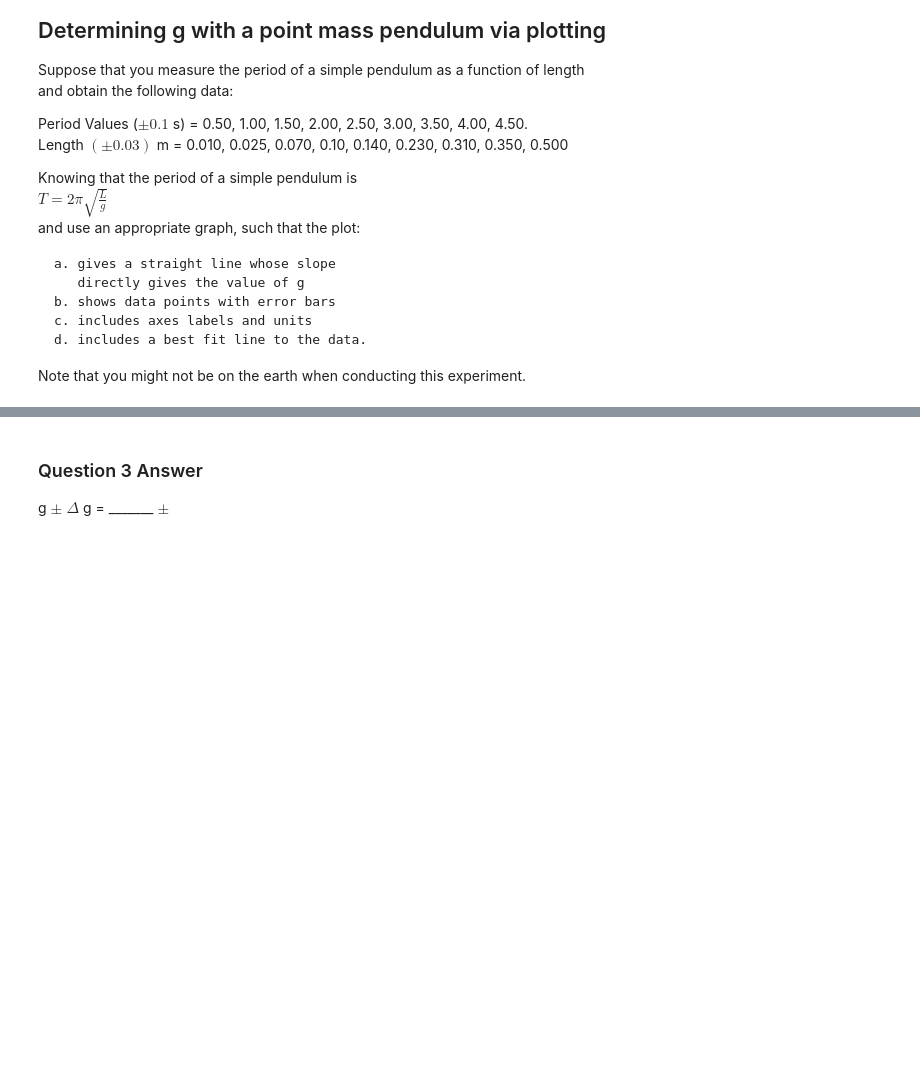
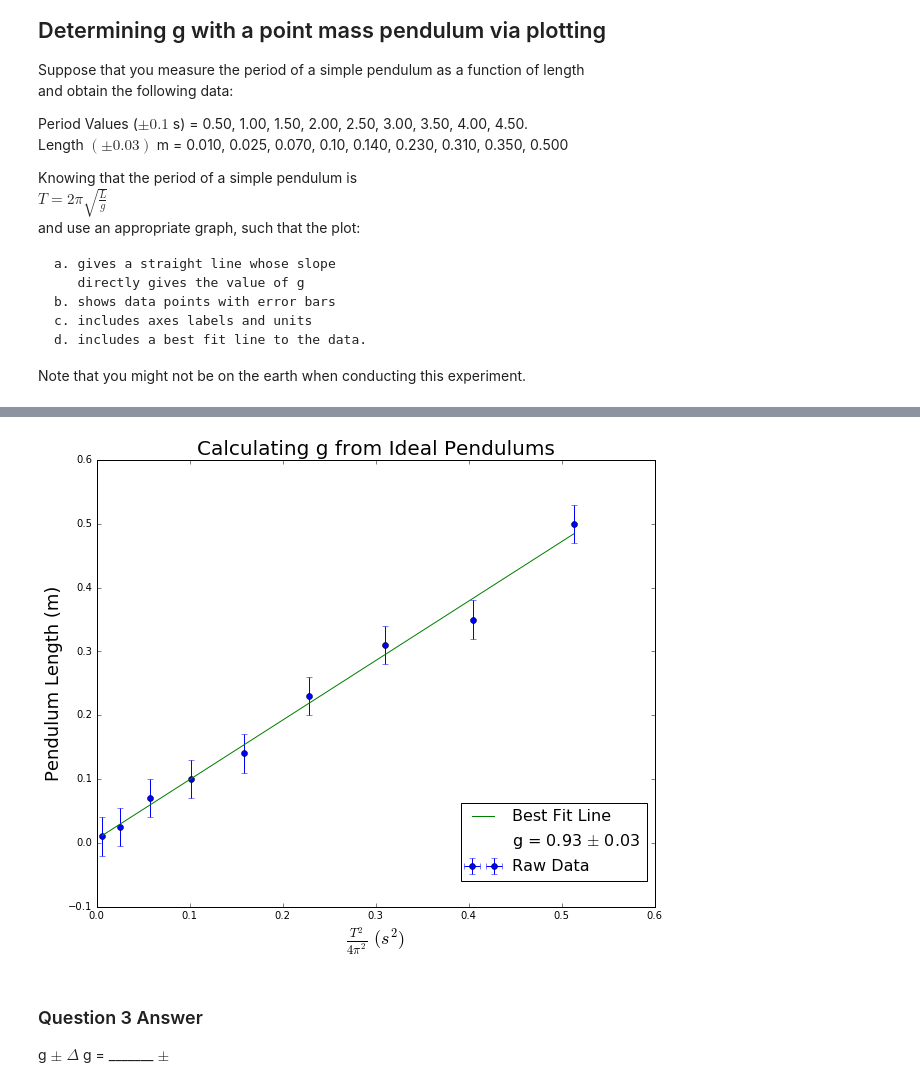
Before and after one commit to AlexanderKnight/240FinalExam, a Jupyter notebook: KnightAlexanderAnswers.ipynb, the cells around one changed output, grey strips where cells are left out. Cells and saved outputs as stored; diff of their text form; code cells hidden in the pictures; blank space fills up the shorter version.

```diff
--- a/KnightAlexanderAnswers.ipynb
+++ b/KnightAlexanderAnswers.ipynb
@@ -208,3 +211,41 @@ edit this cell to describe your solution method.
+# %%
+# place your python code here. Make sure your plot has axes labels with units!
+import numpy as np
+import matplotlib.pyplot as plt
+from scipy.optimize import curve_fit
+
+def linFit (x, m, b):
+    return m*x + b
+
+%matplotlib inline
+
+#data
+rawPeriod = [0.50, 1.00, 1.50, 2.00, 2.50, 3.00, 3.50, 4.00, 4.50]
+rawPeriod = np.array(rawPeriod)
+modPeriod = (rawPeriod**2)/(4*np.pi**2)
+modPeriodError = (0.1**2)/(4*np.pi**2)
+
+length = [0.010,  0.025, 0.070,  0.10,  0.140, 0.230, 0.310, 0.350, 0.500]
+length = np.array(length)
+lengthError = 0.03
+
+#calculate best fit line
+fitParams, fitCovar = curve_fit(linFit, modPeriod, length)
+sigma = np.sqrt([fitCovar[0,0], fitCovar[1,1]])
+x = np.linspace(min(modPeriod), max(modPeriod), 1000)
+
+#graph plotting
+plt.figure(figsize=(10,8))
+plt.title("Calculating g from Ideal Pendulums", fontsize = 20)
+plt.errorbar(modPeriod, length, fmt='o', xerr = modPeriodError, yerr = lengthError, label = "Raw Data")
+plt.plot(x, linFit(x, fitParams[0], fitParams[1]), label = "Best Fit Line")
+plt.plot(0,0, color='w', label = "g = %0.2f $\pm$ %0.2f"%(fitParams[0], sigma[0]))
+plt.ylabel("Pendulum Length (m)", fontsize=18)
+plt.xlabel(r"$\frac{T^2}{4\pi^2}$ $(s^2)$", fontsize = 18)
+plt.legend(bbox_to_anchor = (1,0.25), fontsize=16)
+plt.show()
+# %% [output]
+[figure, added]
 # %% [markdown]
 ### Question 3 Answer
 
```
Also changed, not shown: parts of 5 cells of this notebook.
